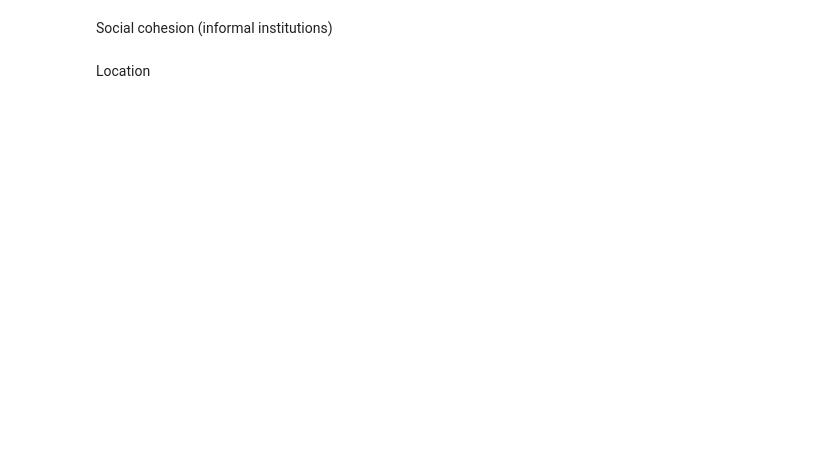
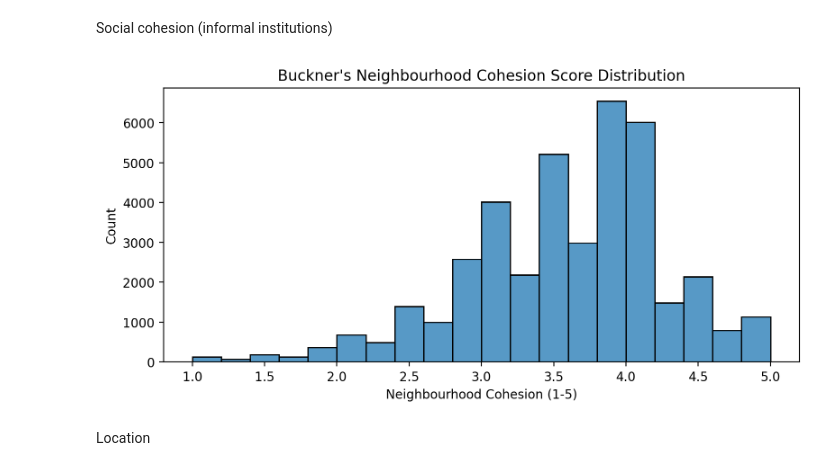
Before and after one commit to arikatz123/ukhls_informal_institutions_project, a Jupyter notebook: notebooks/refined_data_processing.ipynb, the cells around one changed output. Drawn from its saved outputs; the diff is of its cells as text; code cells hidden in the pictures; blank space fills up the shorter version.

```diff
--- a/notebooks/refined_data_processing.ipynb
+++ b/notebooks/refined_data_processing.ipynb
@@ -237,4 +252,22 @@ Sex
 # %% [markdown]
 Social cohesion (informal institutions)
+# %%
+# Create histogram of nbrsnci_dv (neighbourhood cohesion)
+col = 'nbrsnci_dv'
+nbr_min = 1
+nbr_max = 5
+
+# bins of width 1, starting from the min value
+bins = np.arange(nbr_min, nbr_max + 0.01, 0.2)
+
+plt.figure(figsize=(8, 4))
+sns.histplot(X[col], bins=bins, kde=False, color='C0')
+plt.title("Buckner's Neighbourhood Cohesion Score Distribution")
+plt.xlabel('Neighbourhood Cohesion (1-5)')
+plt.ylabel('Count')
+plt.tight_layout()
+plt.show()
+# %% [output]
+[figure, added]
 # %% [markdown]
 Location
```
Also changed, not shown: parts of 23 cells of this notebook.
